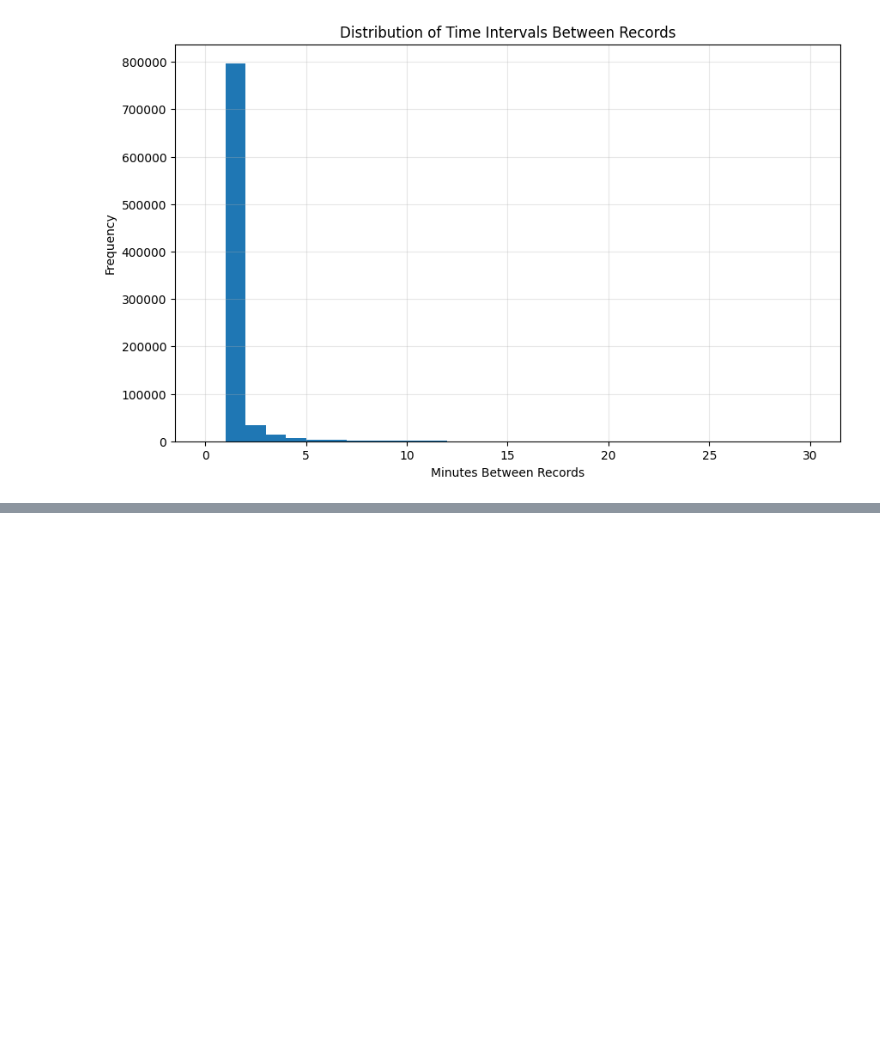
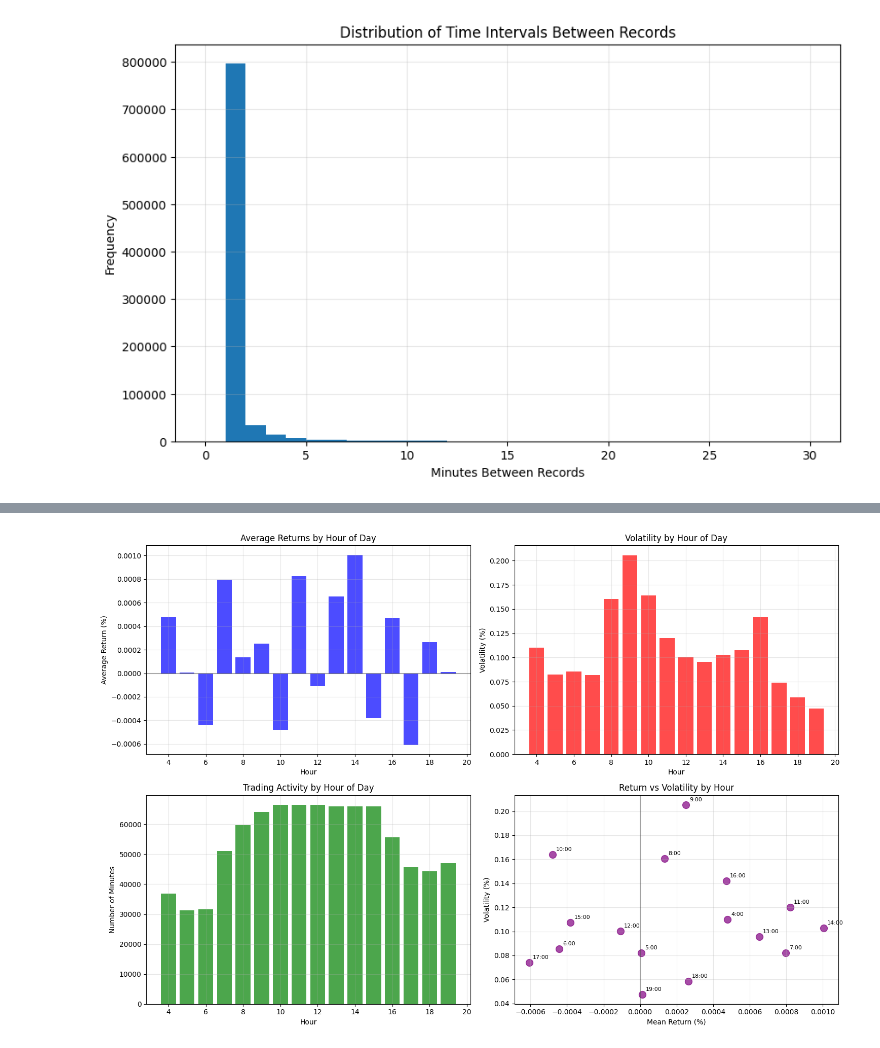
Before and after one commit to noelotpyrc/trading_eda, a Jupyter notebook: load_nvda_ohlc.ipynb, the cells around one changed output, grey strips where cells are left out. Drawn from its saved outputs; the diff is of its cells as text; code cells hidden in the pictures; blank space fills up the shorter version.

```diff
--- a/load_nvda_ohlc.ipynb
+++ b/load_nvda_ohlc.ipynb
@@ -422,0 +976,98 @@ Minute intervals between records:
+# %%
+# Intraday Patterns Analysis
+import matplotlib.pyplot as plt
+import pandas as pd
+
+# Add hour and minute columns for intraday analysis
+returns_with_time['hour'] = returns_with_time['datetime'].dt.hour
+returns_with_time['minute'] = returns_with_time['datetime'].dt.minute
+
+# Calculate average returns and volatility by hour
+hourly_stats = returns_with_time.groupby('hour')['returns'].agg(['mean', 'std', 'count'])
+hourly_stats.columns = ['mean_return', 'volatility', 'count']
+
+# Convert to percentage for readability
+hourly_stats['mean_return_pct'] = hourly_stats['mean_return'] * 100
+hourly_stats['volatility_pct'] = hourly_stats['volatility'] * 100
+
+print("=== INTRADAY PATTERNS ANALYSIS ===")
+print("Average returns and volatility by hour of day:")
+print(hourly_stats)
+
+# Market open and close effects
+print(f"\n=== MARKET OPEN/CLOSE EFFECTS ===")
+print("First 30 minutes (9:30-10:00 AM):")
+first_30min = returns_with_time[(returns_with_time['hour'] == 9) |
+                               ((returns_with_time['hour'] == 10) & (returns_with_time['minute'] < 30))]
+print(f"  Mean return: {first_30min['returns'].mean()*100:.4f}%")
+print(f"  Volatility: {first_30min['returns'].std()*100:.4f}%")
+print(f"  Count: {len(first_30min):,}")
+
+print("\nLast 30 minutes (3:30-4:00 PM):")
+last_30min = returns_with_time[(returns_with_time['hour'] == 15) & (returns_with_time['minute'] >= 30) |
+                              (returns_with_time['hour'] == 16)]
+print(f"  Mean return: {last_30min['returns'].mean()*100:.4f}%")
+print(f"  Volatility: {last_30min['returns'].std()*100:.4f}%")
+print(f"  Count: {len(last_30min):,}")
+
+print("\nMidday (11:00 AM - 2:00 PM):")
+midday = returns_with_time[(returns_with_time['hour'] >= 11) & (returns_with_time['hour'] < 14)]
+print(f"  Mean return: {midday['returns'].mean()*100:.4f}%")
+print(f"  Volatility: {midday['returns'].std()*100:.4f}%")
+print(f"  Count: {len(midday):,}")
+
+# Plot intraday patterns
+fig, axes = plt.subplots(2, 2, figsize=(15, 10))
+
+# Average returns by hour
+axes[0, 0].bar(hourly_stats.index, hourly_stats['mean_return_pct'], alpha=0.7, color='blue')
+axes[0, 0].set_title('Average Returns by Hour of Day')
+axes[0, 0].set_xlabel('Hour')
+axes[0, 0].set_ylabel('Average Return (%)')
+axes[0, 0].axhline(y=0, color='black', linestyle='-', alpha=0.3)
+axes[0, 0].grid(True, alpha=0.3)
+
+# Volatility by hour
+axes[0, 1].bar(hourly_stats.index, hourly_stats['volatility_pct'], alpha=0.7, color='red')
+axes[0, 1].set_title('Volatility by Hour of Day')
+axes[0, 1].set_xlabel('Hour')
+axes[0, 1].set_ylabel('Volatility (%)')
+axes[0, 1].grid(True, alpha=0.3)
+
+# Trading activity by hour
+axes[1, 0].bar(hourly_stats.index, hourly_stats['count'], alpha=0.7, color='green')
+axes[1, 0].set_title('Trading Activity by Hour of Day')
+axes[1, 0].set_xlabel('Hour')
+axes[1, 0].set_ylabel('Number of Minutes')
+axes[1, 0].grid(True, alpha=0.3)
+
+# Combined view: volatility vs returns
+axes[1, 1].scatter(hourly_stats['mean_return_pct'], hourly_stats['volatility_pct'],
+                  s=100, alpha=0.7, color='purple')
+for hour, row in hourly_stats.iterrows():
+    axes[1, 1].annotate(f'{hour}:00', (row['mean_return_pct'], row['volatility_pct']),
+                       xytext=(5, 5), textcoords='offset points', fontsize=8)
+axes[1, 1].set_title('Return vs Volatility by Hour')
+axes[1, 1].set_xlabel('Mean Return (%)')
+axes[1, 1].set_ylabel('Volatility (%)')
+axes[1, 1].axvline(x=0, color='black', linestyle='-', alpha=0.3)
+axes[1, 1].grid(True, alpha=0.3)
+
+plt.tight_layout()
+plt.show()
+
+# Extended hours analysis
+print(f"\n=== EXTENDED HOURS ANALYSIS ===")
+regular_hours = returns_with_time[(returns_with_time['hour'] >= 9) & (returns_with_time['hour'] < 16)]
+extended_hours = returns_with_time[(returns_with_time['hour'] < 9) | (returns_with_time['hour'] >= 16)]
+
+print("Regular hours (9:00 AM - 4:00 PM):")
+print(f"  Mean return: {regular_hours['returns'].mean()*100:.4f}%")
+print(f"  Volatility: {regular_hours['returns'].std()*100:.4f}%")
+print(f"  Count: {len(regular_hours):,}")
+
+print("Extended hours (pre-market + after-hours):")
+print(f"  Mean return: {extended_hours['returns'].mean()*100:.4f}%")
+print(f"  Volatility: {extended_hours['returns'].std()*100:.4f}%")
+print(f"  Count: {len(extended_hours):,}")
+# %% [output]
@@ -422,0 +1091 @@ Minute intervals between records:
+[figure, added]
```
Also changed, not shown: parts of 10 cells of this notebook.
